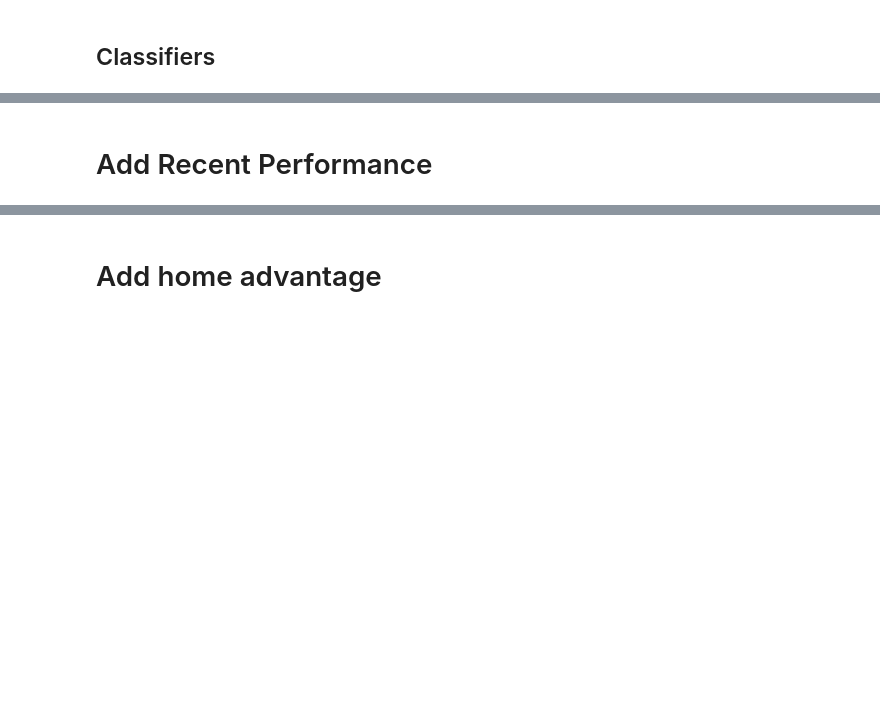
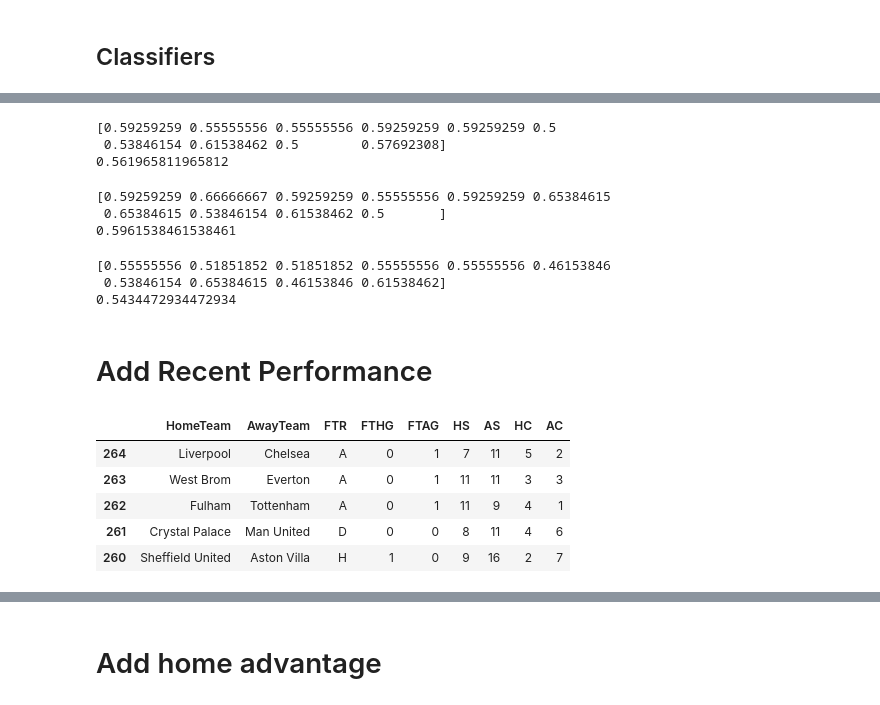
Before and after one commit to ShaneMcGinley/Football_Prediction, a Jupyter notebook: Predicting.ipynb, the cells around one changed output, grey strips where cells are left out. Saved outputs shown, nothing was run; the diff lists cells and outputs as text; code cells hidden in the pictures; blank space fills up the shorter version.

```diff
--- a/Predicting.ipynb
+++ b/Predicting.ipynb
@@ -731,2 +760,32 @@ feature_table.head(30)
+# %%
+y_pred = clf1.fit(x_train,y_train).predict(x_train)
+accuracy_score(y_pred,y_train)
+scores = cross_val_score(clf1, x_train, y_train, cv=10)
+print(scores)
+print(scores.mean())
+# %% [output]
+[0.59259259 0.55555556 0.55555556 0.59259259 0.59259259 0.5
+ 0.53846154 0.61538462 0.5        0.57692308]
+0.561965811965812
+# %%
+y_pred = clf2.fit(x_train,y_train).predict(x_train)
+accuracy_score(y_pred,y_train)
+scores = cross_val_score(clf2, x_train, y_train, cv=10)
+print(scores)
+print(scores.mean())
+# %% [output]
+[0.59259259 0.66666667 0.59259259 0.55555556 0.59259259 0.65384615
+ 0.65384615 0.53846154 0.61538462 0.5       ]
+0.5961538461538461
+# %%
+y_pred = clf3.fit(x_train, y_train).predict(x_train)
+accuracy_score(y_pred,y_train)
+scores = cross_val_score(clf3, x_train, y_train, cv=10)
+print(scores)
+print(scores.mean())
+# %% [output]
+[0.55555556 0.51851852 0.51851852 0.55555556 0.55555556 0.46153846
+ 0.53846154 0.65384615 0.46153846 0.61538462]
+0.5434472934472934
 # %% [markdown]
 # Add Recent Performance
@@ -732,0 +795,9 @@ feature_table.head(30)
+# %%
+feat_table.head()
+# %% [output]
+|  | HomeTeam | AwayTeam | FTR | FTHG | FTAG | HS | AS | HC | AC |
+| 264 | Liverpool | Chelsea | A | 0 | 1 | 7 | 11 | 5 | 2 |
+| 263 | West Brom | Everton | A | 0 | 1 | 11 | 11 | 3 | 3 |
+| 262 | Fulham | Tottenham | A | 0 | 1 | 11 | 9 | 4 | 1 |
+| 261 | Crystal Palace | Man United | D | 0 | 0 | 8 | 11 | 4 | 6 |
+| 260 | Sheffield United | Aston Villa | H | 1 | 0 | 9 | 16 | 2 | 7 |
```
Also changed, not shown: parts of 8 cells of this notebook.
